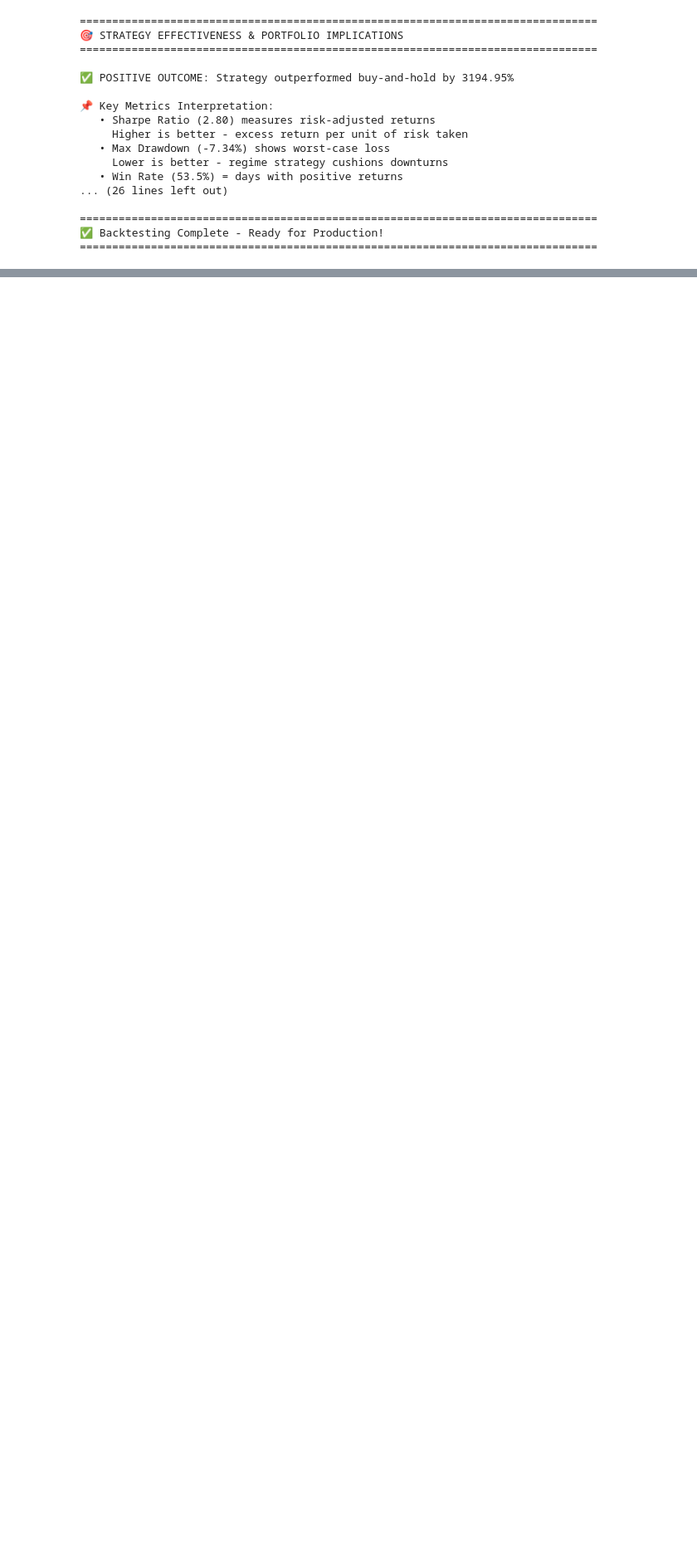
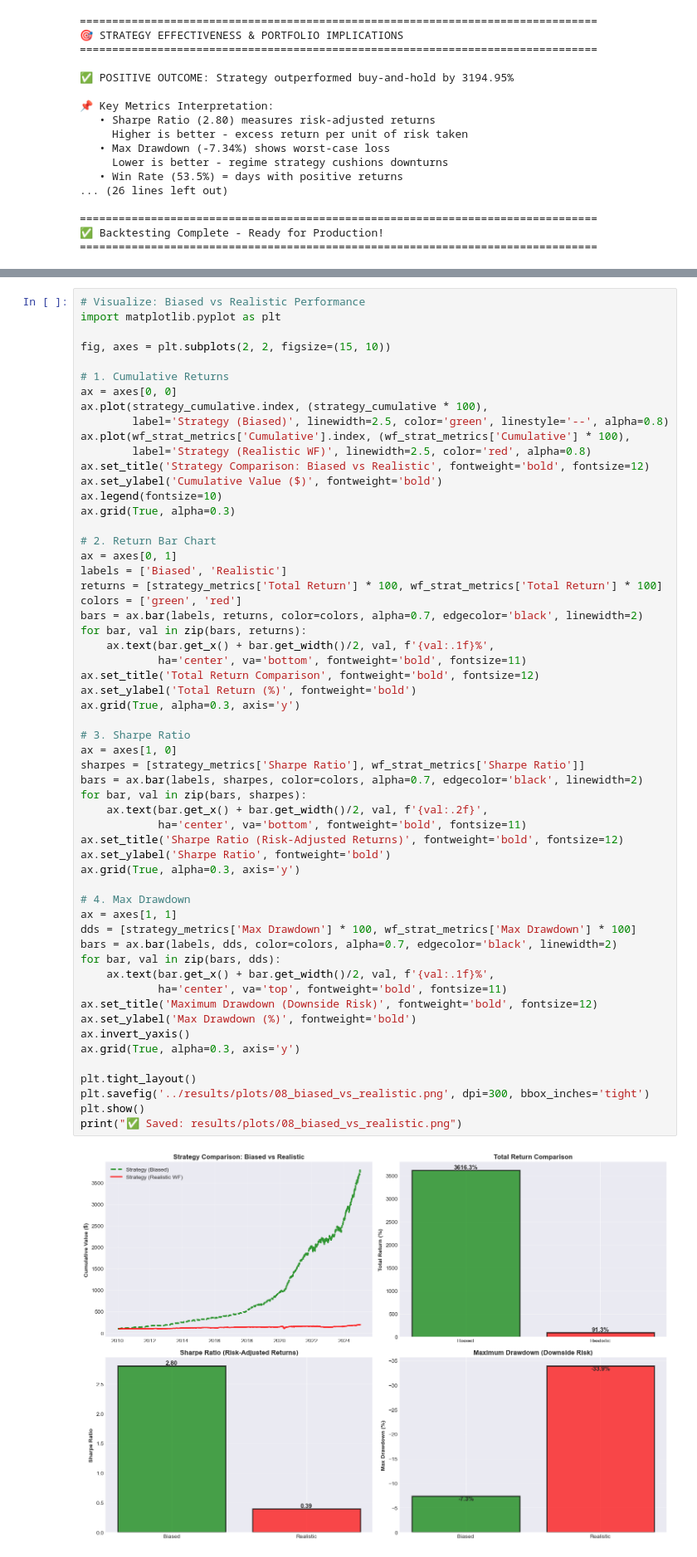
Before and after one commit to Avisweta-De/causal-regime-time-series, a Jupyter notebook: notebooks/04_regime_forecasting.ipynb, the cells around one changed output, grey strips where cells are left out. Shown at 83% size. Drawn from its saved outputs; the diff is of its cells as text; blank space fills up the shorter version.

```diff
--- a/notebooks/04_regime_forecasting.ipynb
+++ b/notebooks/04_regime_forecasting.ipynb
@@ -378,0 +556,59 @@ print(f"="*80)
+# %%
+# Visualize: Biased vs Realistic Performance
+import matplotlib.pyplot as plt
+
+fig, axes = plt.subplots(2, 2, figsize=(15, 10))
+
+# 1. Cumulative Returns
+ax = axes[0, 0]
+ax.plot(strategy_cumulative.index, (strategy_cumulative * 100),
+        label='Strategy (Biased)', linewidth=2.5, color='green', linestyle='--', alpha=0.8)
+ax.plot(wf_strat_metrics['Cumulative'].index, (wf_strat_metrics['Cumulative'] * 100),
+        label='Strategy (Realistic WF)', linewidth=2.5, color='red', alpha=0.8)
+ax.set_title('Strategy Comparison: Biased vs Realistic', fontweight='bold', fontsize=12)
+ax.set_ylabel('Cumulative Value ($)', fontweight='bold')
+ax.legend(fontsize=10)
+ax.grid(True, alpha=0.3)
+
+# 2. Return Bar Chart
+ax = axes[0, 1]
+labels = ['Biased', 'Realistic']
+returns = [strategy_metrics['Total Return'] * 100, wf_strat_metrics['Total Return'] * 100]
+colors = ['green', 'red']
+bars = ax.bar(labels, returns, color=colors, alpha=0.7, edgecolor='black', linewidth=2)
+for bar, val in zip(bars, returns):
+    ax.text(bar.get_x() + bar.get_width()/2, val, f'{val:.1f}%',
+            ha='center', va='bottom', fontweight='bold', fontsize=11)
+ax.set_title('Total Return Comparison', fontweight='bold', fontsize=12)
+ax.set_ylabel('Total Return (%)', fontweight='bold')
+ax.grid(True, alpha=0.3, axis='y')
+
+# 3. Sharpe Ratio
+ax = axes[1, 0]
+sharpes = [strategy_metrics['Sharpe Ratio'], wf_strat_metrics['Sharpe Ratio']]
+bars = ax.bar(labels, sharpes, color=colors, alpha=0.7, edgecolor='black', linewidth=2)
+for bar, val in zip(bars, sharpes):
+    ax.text(bar.get_x() + bar.get_width()/2, val, f'{val:.2f}',
+            ha='center', va='bottom', fontweight='bold', fontsize=11)
+ax.set_title('Sharpe Ratio (Risk-Adjusted Returns)', fontweight='bold', fontsize=12)
+ax.set_ylabel('Sharpe Ratio', fontweight='bold')
+ax.grid(True, alpha=0.3, axis='y')
+
+# 4. Max Drawdown
+ax = axes[1, 1]
+dds = [strategy_metrics['Max Drawdown'] * 100, wf_strat_metrics['Max Drawdown'] * 100]
+bars = ax.bar(labels, dds, color=colors, alpha=0.7, edgecolor='black', linewidth=2)
+for bar, val in zip(bars, dds):
+    ax.text(bar.get_x() + bar.get_width()/2, val, f'{val:.1f}%',
+            ha='center', va='top', fontweight='bold', fontsize=11)
+ax.set_title('Maximum Drawdown (Downside Risk)', fontweight='bold', fontsize=12)
+ax.set_ylabel('Max Drawdown (%)', fontweight='bold')
+ax.invert_yaxis()
+ax.grid(True, alpha=0.3, axis='y')
+
+plt.tight_layout()
+plt.savefig('../results/plots/08_biased_vs_realistic.png', dpi=300, bbox_inches='tight')
+plt.show()
+print("✅ Saved: results/plots/08_biased_vs_realistic.png")
+# %% [output]
+[figure, added]
```
Also changed, not shown: parts of 4 cells of this notebook, 1 other file.
